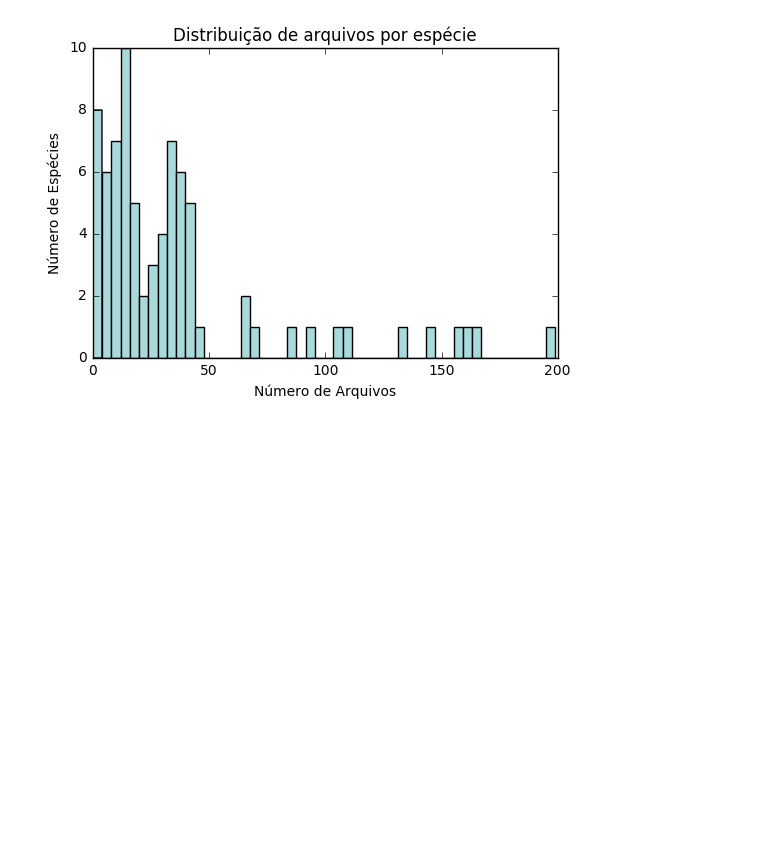
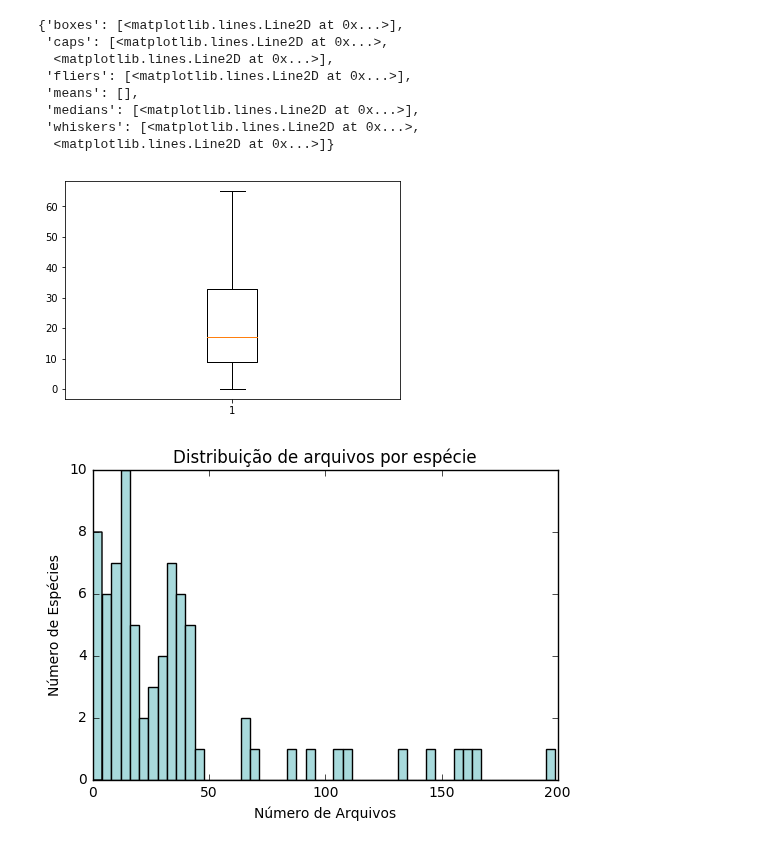
Before and after one commit to fsfelix/tcc, a Jupyter notebook: code/Dataset.ipynb, the cells around one changed output. Cells and saved outputs as stored; diff of their text form; code cells hidden in the pictures; blank space fills up the shorter version.

```diff
--- a/code/Dataset.ipynb
+++ b/code/Dataset.ipynb
@@ -7,3 +93,15 @@ import matplotlib.pyplot as plt
+# %%
+plt.boxplot(y)
+# %% [output]
+{'boxes': [<matplotlib.lines.Line2D at 0x...>],
+ 'caps': [<matplotlib.lines.Line2D at 0x...>,
+  <matplotlib.lines.Line2D at 0x...>],
+ 'fliers': [<matplotlib.lines.Line2D at 0x...>],
+ 'means': [],
+ 'medians': [<matplotlib.lines.Line2D at 0x...>],
+ 'whiskers': [<matplotlib.lines.Line2D at 0x...>,
+  <matplotlib.lines.Line2D at 0x...>]}
+[figure, added]
 # %%
 def all_dirs(full_or_pulse = 'full'):
     # Return list of directories with species randomly choosen
```
Also changed, not shown: parts of 9 cells of this notebook, 13 other files.
